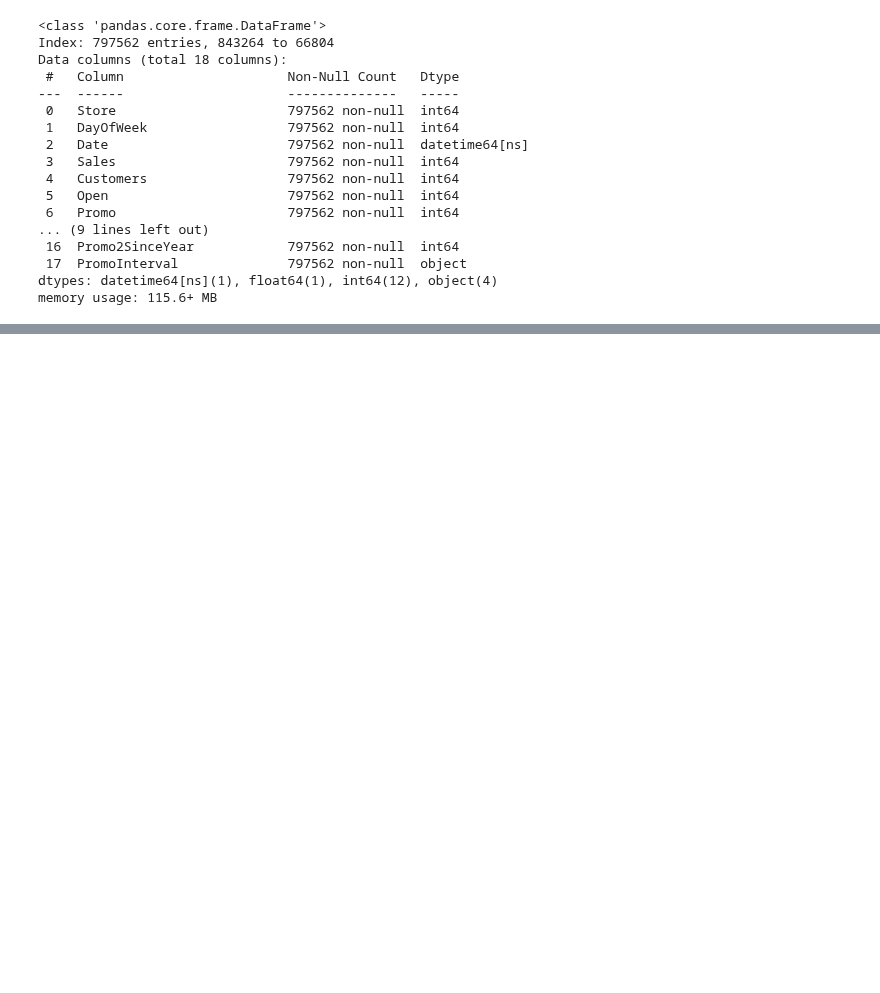
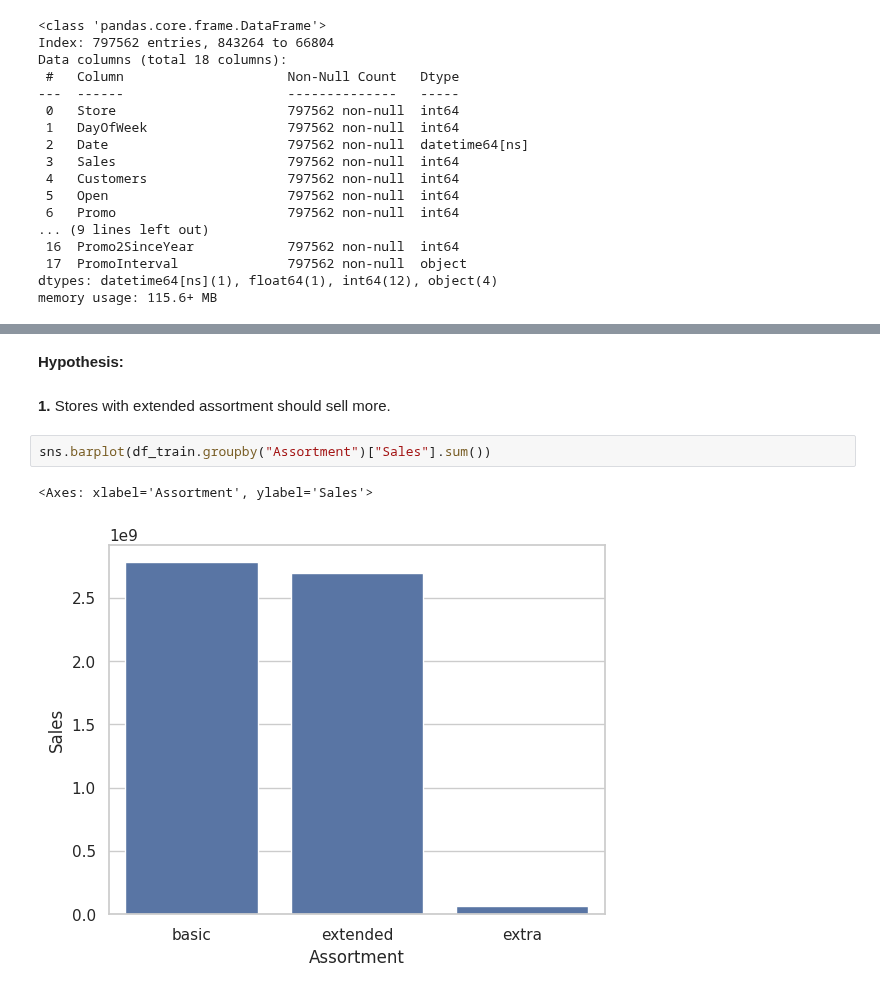
Before and after one commit to ezequielpf/rossmann_sales_prediction, a Jupyter notebook: notebooks/store_sales_predict_v1.ipynb, the cells around one changed output, grey strips where cells are left out. Saved outputs shown, nothing was run; the diff lists cells and outputs as text; blank space fills up the shorter version.

```diff
--- a/notebooks/store_sales_predict_v1.ipynb
+++ b/notebooks/store_sales_predict_v1.ipynb
@@ -464,0 +503,9 @@ memory usage: 115.6+ MB
+# %% [markdown]
+**Hypothesis:**
+# %% [markdown]
+**1.** Stores with extended assortment should sell more.
+# %%
+sns.barplot(df_train.groupby("Assortment")["Sales"].sum())
+# %% [output]
+<Axes: xlabel='Assortment', ylabel='Sales'>
+[figure, added]
```
Also changed, not shown: parts of 22 cells of this notebook.
